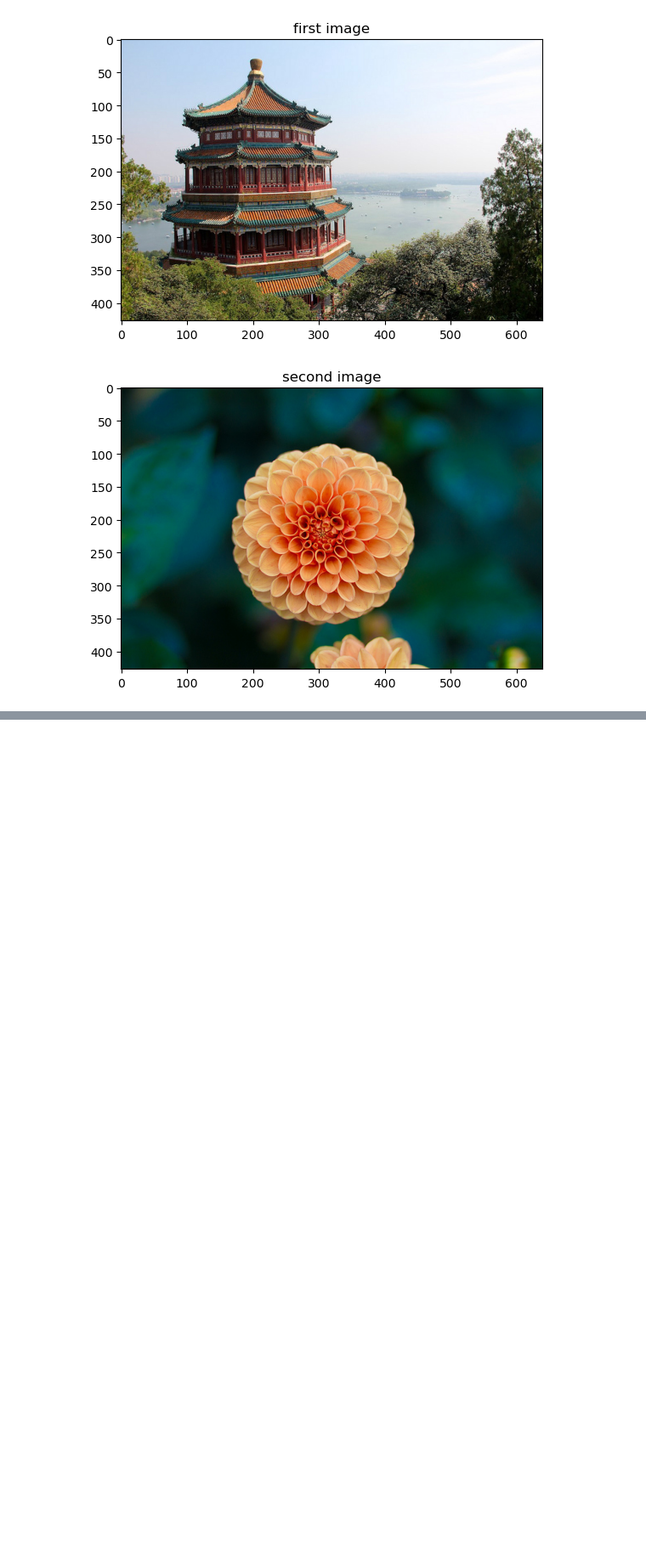
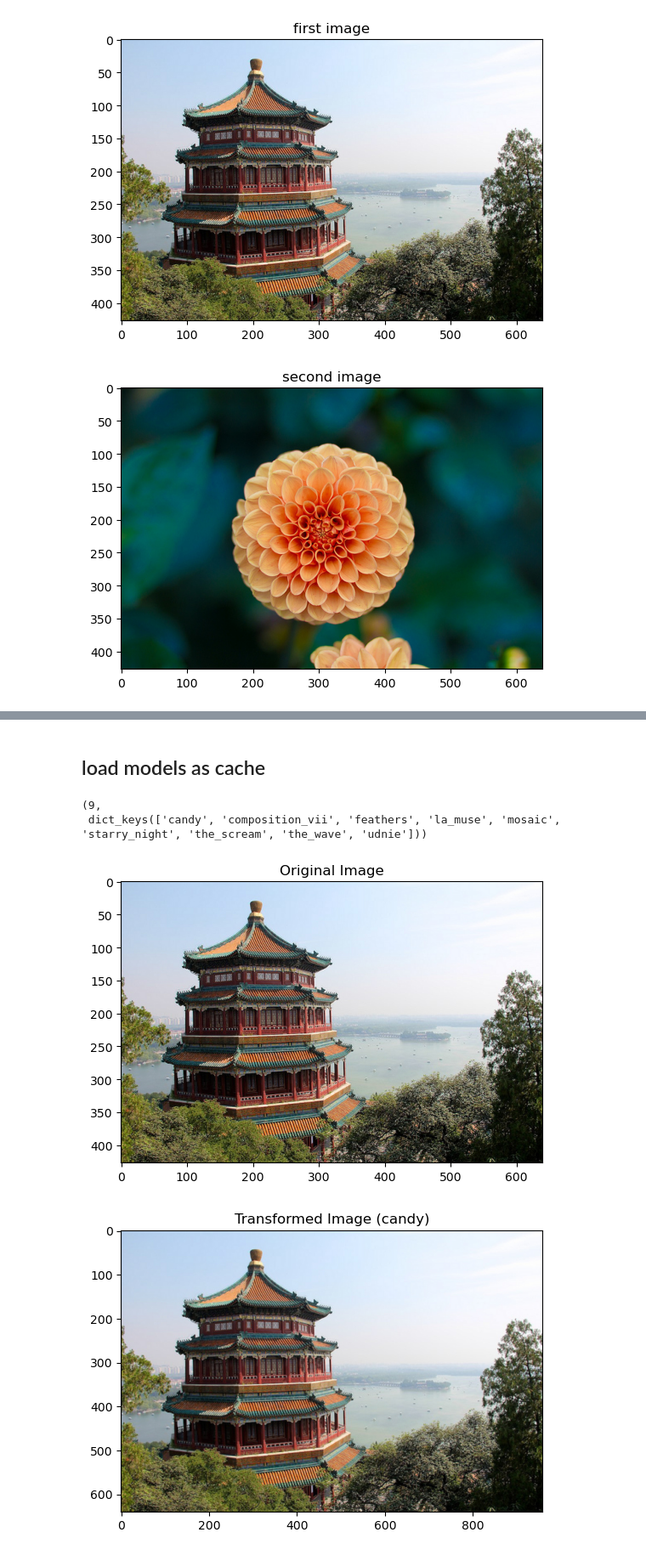
Before and after one commit to chinmayajoshi/Computer-Vision-Fun, a Jupyter notebook: opencv/Neural Style Transfer/neural_style_transfer.ipynb, the cells around one changed output, grey strips where cells are left out. Shown at 85% size. Saved outputs shown, nothing was run; the diff lists cells and outputs as text; code cells hidden in the pictures; blank space fills up the shorter version.

Commit message:
neural style transfer

```diff
--- a/opencv/Neural Style Transfer/neural_style_transfer.ipynb
+++ b/opencv/Neural Style Transfer/neural_style_transfer.ipynb
@@ -47,3 +42,44 @@ def gen_in_style_of(model=None, image=None):
-# %%
-for (i, model) in enumerate(model_file_path):
-    print(f"style-{i}: using model {str(model)[:-3]}")
+# %% [markdown]
+## load models as cache
+# %%
+def cache_all_models(paths):
+    models_cache = {}
+    model_file_path = "NeuralStyleTransfer/models/"
+    art_file_path = "NeuralStyleTransfer/art/"
+    for model in paths:
+        nst_model = cv2.dnn.readNetFromTorch(model_file_path+model)
+        style = cv2.imread(art_file_path+str(model)[:-3]+".jpg")
+        models_cache[model[:-3]] = [nst_model, style]
+
+    return models_cache
+# %%
+models_cache = cache_all_models(model_file_paths)
+len(models_cache),\
+models_cache.keys()
+# %% [output]
+(9,
+ dict_keys(['candy', 'composition_vii', 'feathers', 'la_muse', 'mosaic', 'starry_night', 'the_scream', 'the_wave', 'udnie']))
+# %%
+def gen_in_style_of(style=None, img=None, models=models_cache):
+
+    if style == None: print('Enter valid style')
+    elif not style in models.keys(): print(f'Unsupported style: {style}\nUse one of the following: {list(models.keys())}')
+    else:
+        # loading cached models for style
+        nst_model, style_img = models[style]
+
+        # resize
+        height, width = int(img.shape[0]), int(img.shape[1])
+        newWidth = int((640 / height) * width)
+        resizedImg = cv2.resize(img, (newWidth, 640), interpolation = cv2.INTER_AREA)
+
+        return resizedImg
+        print('done')
+# %%
+style = 'candy'
+new_img = gen_in_style_of(style, im1)
+imshow(im1, "Original Image")
+imshow(new_img, f"Transformed Image ({style})")
+# %% [output]
+[figure, added]
+[figure, added]
```
Also changed, not shown: parts of 2 cells of this notebook.
